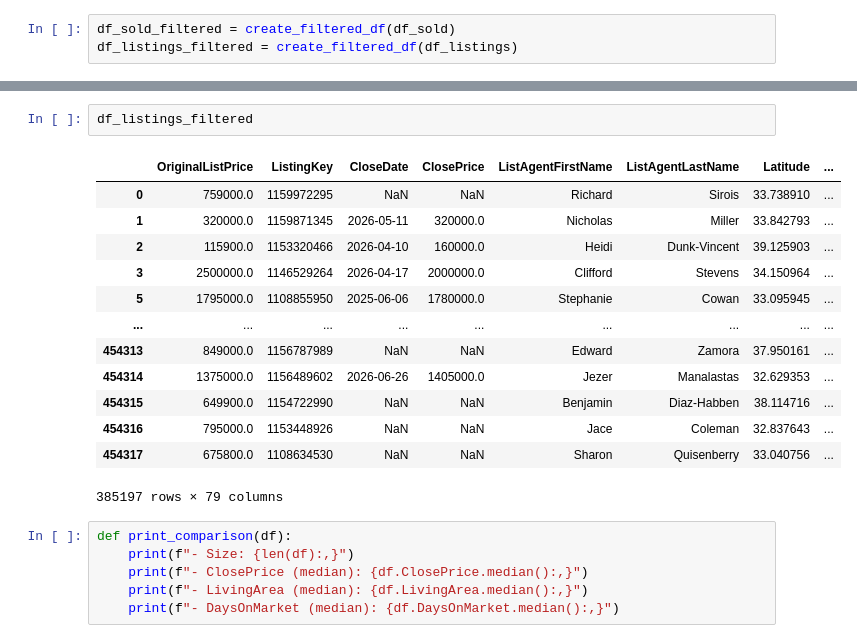
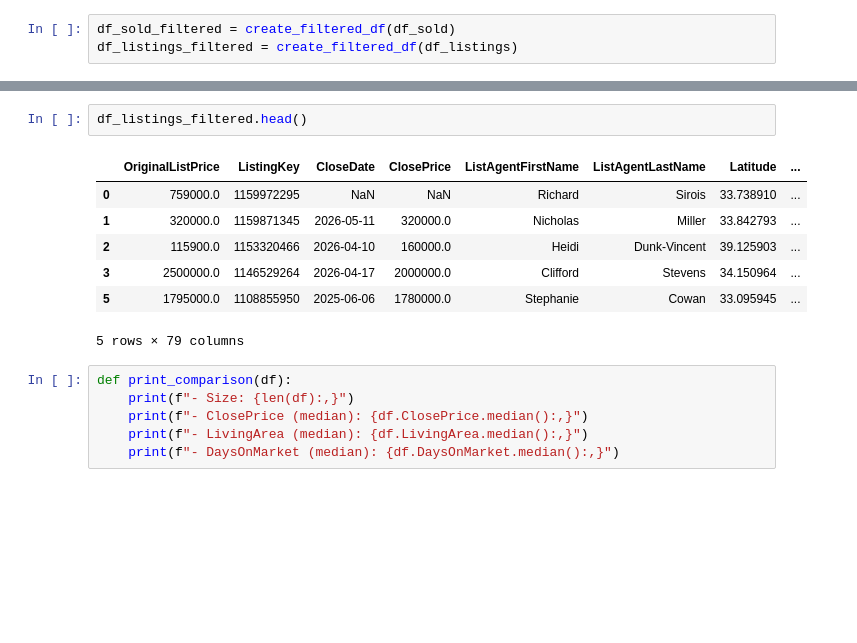
Before and after one commit to Michael-Anthony-Aguirre/IDX-Exchange-DA-Internship-2026, a Jupyter notebook: week7/6_outlier_detection.ipynb, the cells around one changed output, grey strips where cells are left out. Saved outputs shown, nothing was run; the diff lists cells and outputs as text; blank space fills up the shorter version.

```diff
--- a/week7/6_outlier_detection.ipynb
+++ b/week7/6_outlier_detection.ipynb
@@ -121,19 +106,13 @@ df_sold_filtered
 # %%
-df_listings_filtered
+df_listings_filtered.head()
 # %% [output]
 |  | OriginalListPrice | ListingKey | CloseDate | ClosePrice | ListAgentFirstName | ListAgentLastName | Latitude | ... |
 | 0 | 759000.0 | 1159972295 | NaN | NaN | Richard | Sirois | 33.738910 | ... |
 | 1 | 320000.0 | 1159871345 | 2026-05-11 | 320000.0 | Nicholas | Miller | 33.842793 | ... |
 | 2 | 115900.0 | 1153320466 | 2026-04-10 | 160000.0 | Heidi | Dunk-Vincent | 39.125903 | ... |
 | 3 | 2500000.0 | 1146529264 | 2026-04-17 | 2000000.0 | Clifford | Stevens | 34.150964 | ... |
 | 5 | 1795000.0 | 1108855950 | 2025-06-06 | 1780000.0 | Stephanie | Cowan | 33.095945 | ... |
-| ... | ... | ... | ... | ... | ... | ... | ... | ... |
-| 454313 | 849000.0 | 1156787989 | NaN | NaN | Edward | Zamora | 37.950161 | ... |
-| 454314 | 1375000.0 | 1156489602 | 2026-06-26 | 1405000.0 | Jezer | Manalastas | 32.629353 | ... |
-| 454315 | 649900.0 | 1154722990 | NaN | NaN | Benjamin | Diaz-Habben | 38.114716 | ... |
-| 454316 | 795000.0 | 1153448926 | NaN | NaN | Jace | Coleman | 32.837643 | ... |
-| 454317 | 675800.0 | 1108634530 | NaN | NaN | Sharon | Quisenberry | 33.040756 | ... |
-385197 rows × 79 columns
+5 rows × 79 columns
 # %%
 def print_comparison(df):
     print(f"- Size: {len(df):,}")
```
Also changed, not shown: parts of 11 cells of this notebook.
